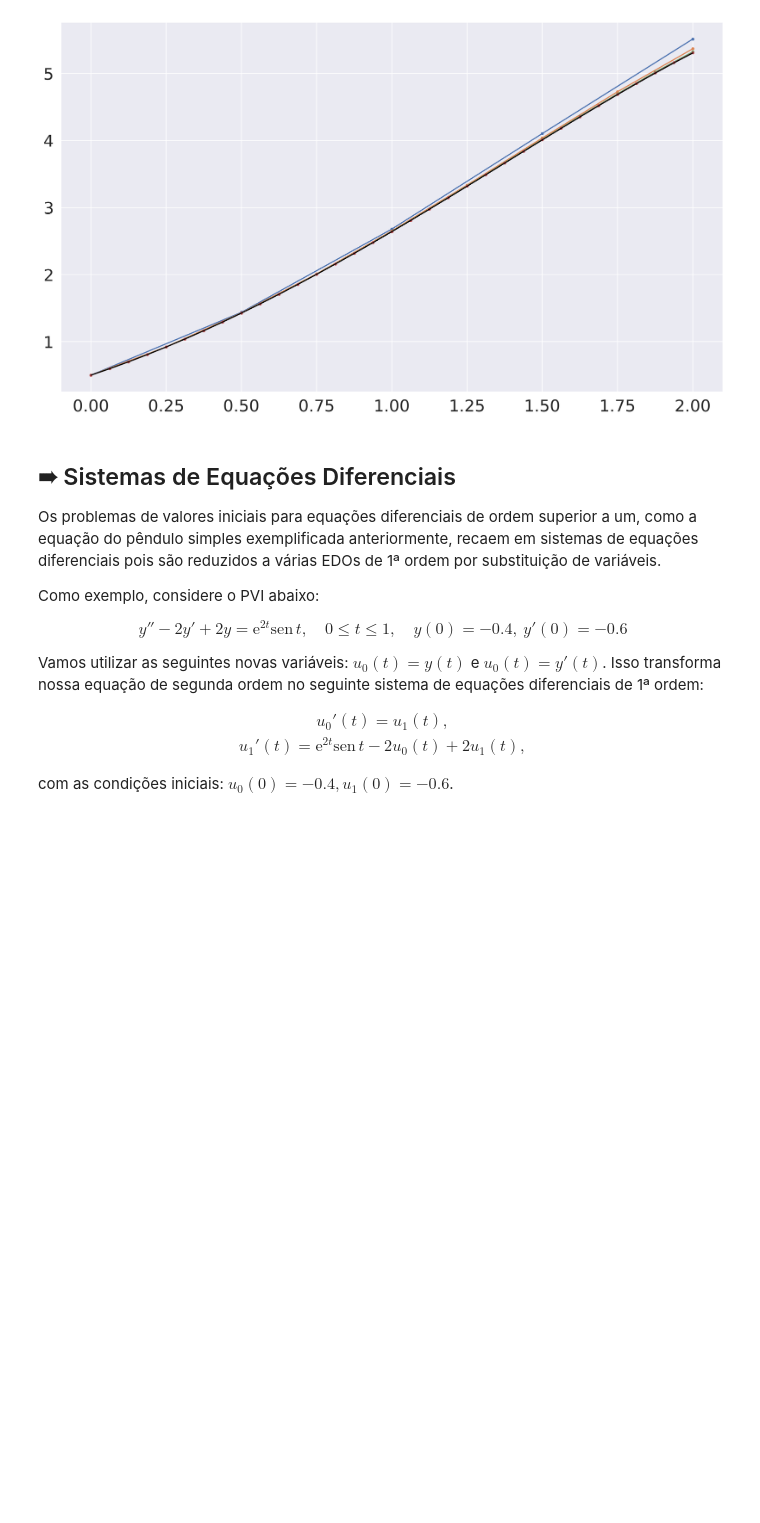
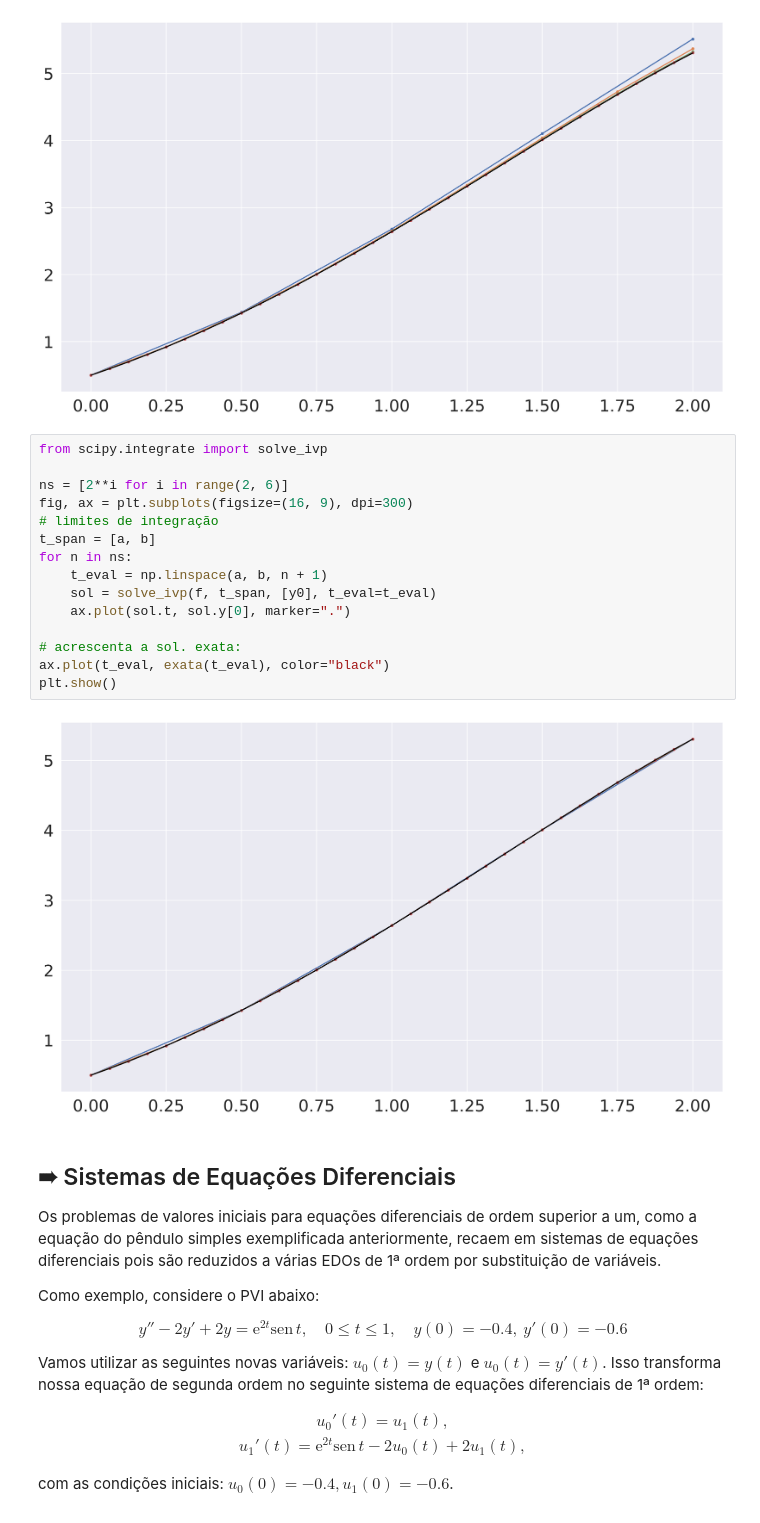
Before and after one commit to bgeneto/MCA, a Jupyter notebook: 2023-1/notebooks/mca10-edo.ipynb, the cells around one changed output. Cells and saved outputs as stored; diff of their text form; blank space fills up the shorter version.

```diff
--- a/2023-1/notebooks/mca10-edo.ipynb
+++ b/2023-1/notebooks/mca10-edo.ipynb
@@ -260,6 +260,23 @@ ax.plot(t, exata(t), color="black")
 plt.show()
 # %% [output]
 [figure]
+# %%
+from scipy.integrate import solve_ivp
+
+ns = [2**i for i in range(2, 6)]
+fig, ax = plt.subplots(figsize=(16, 9), dpi=300)
+# limites de integração
+t_span = [a, b]
+for n in ns:
+    t_eval = np.linspace(a, b, n + 1)
+    sol = solve_ivp(f, t_span, [y0], t_eval=t_eval)
+    ax.plot(sol.t, sol.y[0], marker=".")
+
+# acrescenta a sol. exata:
+ax.plot(t_eval, exata(t_eval), color="black")
+plt.show()
+# %% [output]
+[figure, added]
 # %% [markdown]
 ## ➠ Sistemas de Equações Diferenciais
 
```
Also changed, not shown: parts of 3 cells of this notebook.
